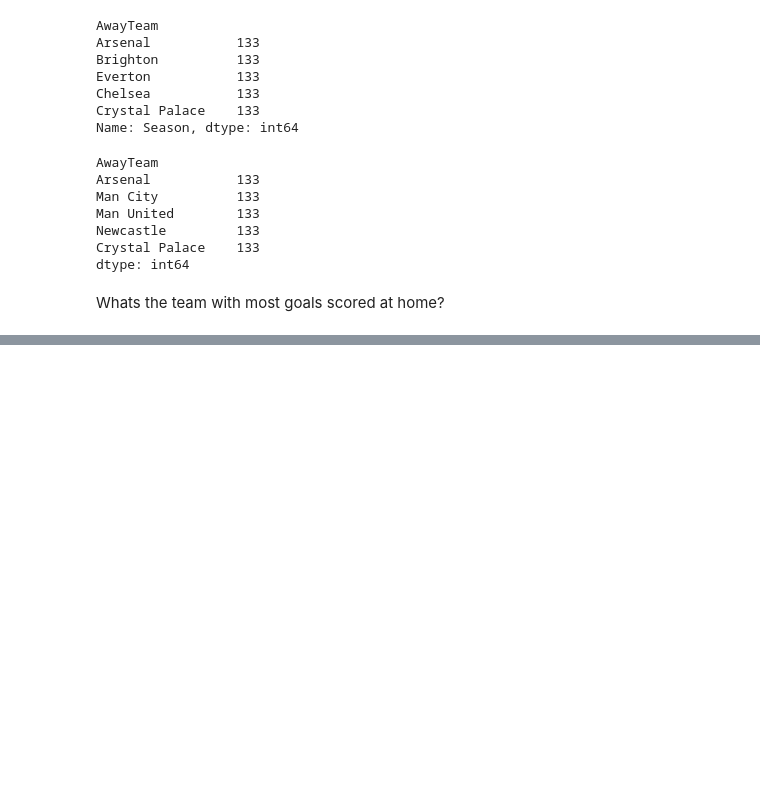
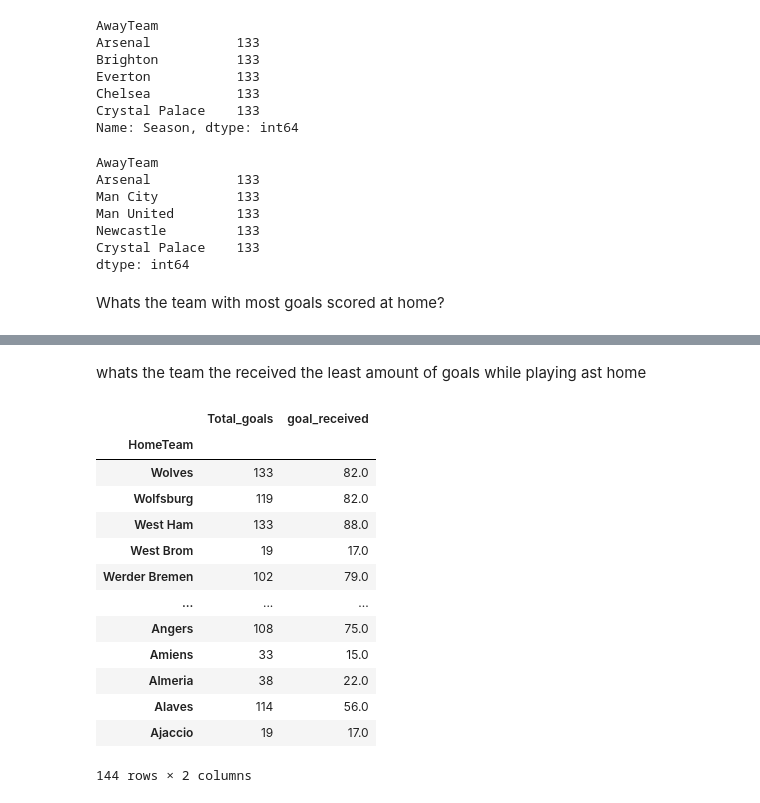
Before and after one commit to CyberWol-12/Python-Pandas-Data-Analysis-Journey, a Jupyter notebook: premier_league_match_Analysis/match.ipynb, the cells around one changed output, grey strips where cells are left out. Saved outputs shown, nothing was run; the diff lists cells and outputs as text; code cells hidden in the pictures; blank space fills up the shorter version.

Commit message:
homes_games_per_team

```diff
--- a/premier_league_match_Analysis/match.ipynb
+++ b/premier_league_match_Analysis/match.ipynb
@@ -180,0 +181,25 @@ Name: HTAG, dtype: float64
+# %% [markdown]
+whats the team the received the least amount of goals while playing ast home
+# %%
+homes_games_per_team = df.groupby('HomeTeam')[['HomeTeam','HTAG']].agg({
+    'HomeTeam': 'size',
+    'HTAG': 'sum',
+}).rename(
+    columns = {'HomeTeam':'Total_goals','HTAG':'goal_received'}
+).sort_values(by = ['HomeTeam','goal_received'],ascending = [False,True])
+homes_games_per_team
+# %% [output]
+|  | Total_goals | goal_received |
+| HomeTeam |  |  |
+| Wolves | 133 | 82.0 |
+| Wolfsburg | 119 | 82.0 |
+| West Ham | 133 | 88.0 |
+| West Brom | 19 | 17.0 |
+| Werder Bremen | 102 | 79.0 |
+| ... | ... | ... |
+| Angers | 108 | 75.0 |
+| Amiens | 33 | 15.0 |
+| Almeria | 38 | 22.0 |
+| Alaves | 114 | 56.0 |
+| Ajaccio | 19 | 17.0 |
+144 rows × 2 columns
```
Also changed, not shown: parts of 1 cell of this notebook.
